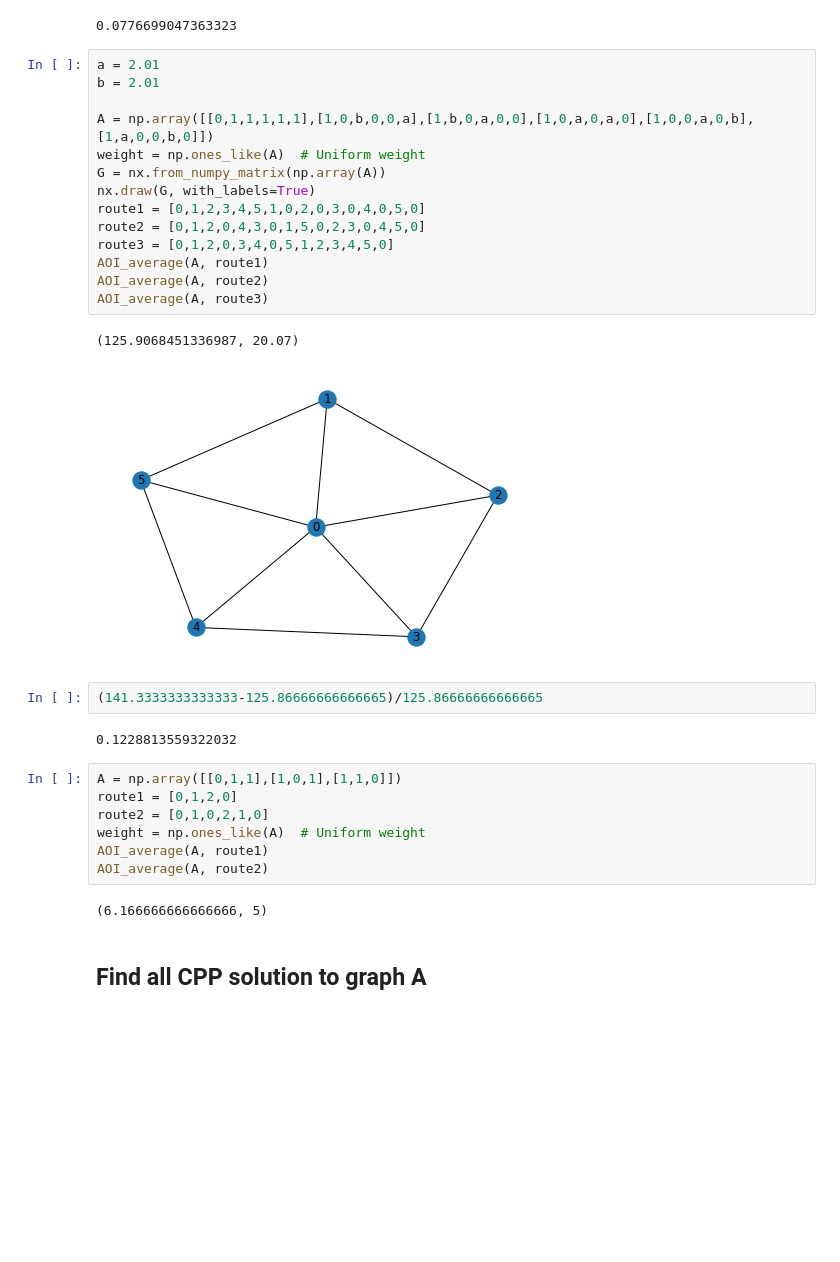
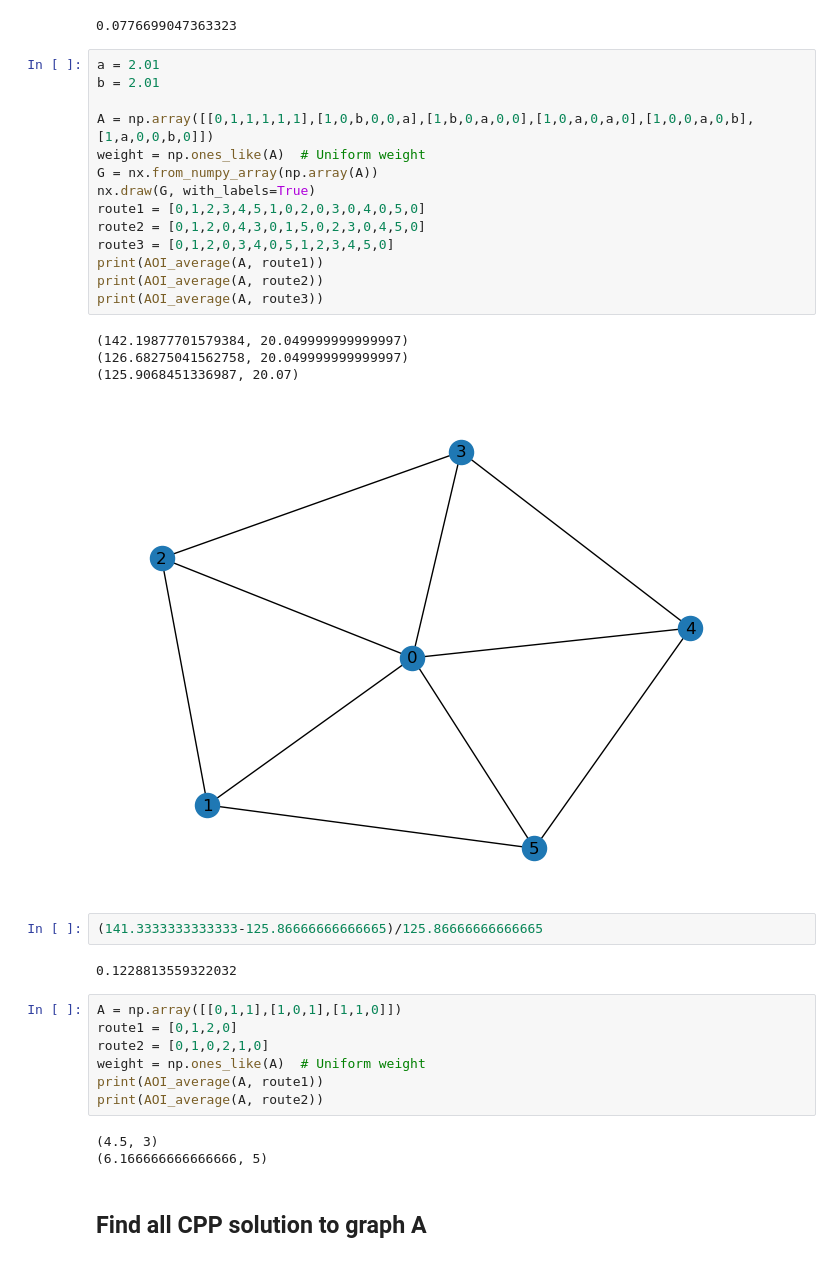
Before and after one commit to WeiqiWangMath/AoI_project, a Jupyter notebook: AOI_patrol_graph.ipynb, the cells around one changed output. Saved outputs shown, nothing was run; the diff lists cells and outputs as text; blank space fills up the shorter version.

```diff
--- a/AOI_patrol_graph.ipynb
+++ b/AOI_patrol_graph.ipynb
@@ -127,20 +146,22 @@ AOI_average(A, route2)
 # %%
 a = 2.01
 b = 2.01
 
 A = np.array([[0,1,1,1,1,1],[1,0,b,0,0,a],[1,b,0,a,0,0],[1,0,a,0,a,0],[1,0,0,a,0,b],[1,a,0,0,b,0]])
 weight = np.ones_like(A)  # Uniform weight
-G = nx.from_numpy_matrix(np.array(A))
+G = nx.from_numpy_array(np.array(A))
 nx.draw(G, with_labels=True)
 route1 = [0,1,2,3,4,5,1,0,2,0,3,0,4,0,5,0]
 route2 = [0,1,2,0,4,3,0,1,5,0,2,3,0,4,5,0]
 route3 = [0,1,2,0,3,4,0,5,1,2,3,4,5,0]
-AOI_average(A, route1)
-AOI_average(A, route2)
-AOI_average(A, route3)
+print(AOI_average(A, route1))
+print(AOI_average(A, route2))
+print(AOI_average(A, route3))
 # %% [output]
+(142.19877701579384, 20.049999999999997)
+(126.68275041562758, 20.049999999999997)
 (125.9068451336987, 20.07)
-[figure, old version]
+[figure, new version]
 # %%
 (141.3333333333333-125.86666666666665)/125.86666666666665
 # %% [output]
@@ -150,9 +171,10 @@ A = np.array([[0,1,1],[1,0,1],[1,1,0]])
 route1 = [0,1,2,0]
 route2 = [0,1,0,2,1,0]
 weight = np.ones_like(A)  # Uniform weight
-AOI_average(A, route1)
-AOI_average(A, route2)
+print(AOI_average(A, route1))
+print(AOI_average(A, route2))
 # %% [output]
+(4.5, 3)
 (6.166666666666666, 5)
 # %% [markdown]
 ## Find all CPP solution to graph A
```
Also changed, not shown: parts of 12 cells of this notebook.
